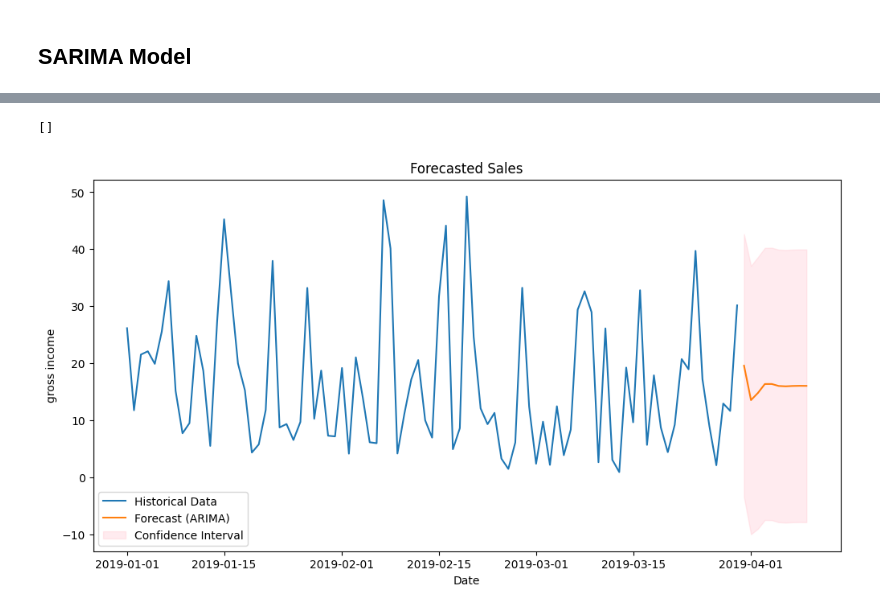
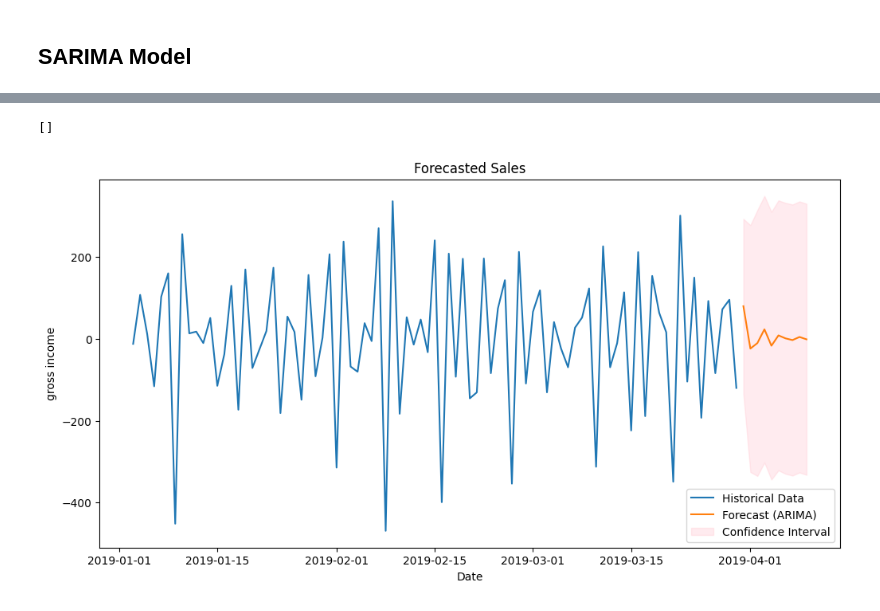
Before and after one commit to Lesego-1/Data-Visualization-Project, a Jupyter notebook: main.ipynb, the cells around one changed output, grey strips where cells are left out. Cells and saved outputs as stored; diff of their text form; code cells hidden in the pictures.

Commit message:
combine dates for timeseries data

```diff
--- a/main.ipynb
+++ b/main.ipynb
@@ -32,7 +32,21 @@ df["Total"] = df["Total"].apply(round_off)
 city_groups = df.groupby("City").count()
 print(city_groups["gross income"]) # Print the amount of sales per city
 
-df.drop_duplicates(subset="Date", keep="first", inplace=True) # Remove duplicate dates
+# df.drop_duplicates(subset="Date", keep="first") # Remove duplicate dates
+
+# Combine all stats for each date
+df_grouped_gross_income = df.groupby('Date', as_index=False)['gross income'].sum()
+df_grouped_total = df.groupby('Total', as_index=False)['Total'].sum()
+df_grouped_cost_price = df.groupby('cost price', as_index=False)['cost price'].sum()
+df_grouped_quantity = df.groupby('Quantity', as_index=False)['Quantity'].sum()
+
+# Update DataFrame with unique dates
+new_df = pd.DataFrame()
+new_df["Date"] = df["Date"].unique()
+new_df["Total"] = df_grouped_total["Total"]
+new_df["cost price"] = df_grouped_cost_price["cost price"]
+new_df["Quantity"] = df_grouped_quantity["Quantity"]
+new_df["gross income"] = df_grouped_gross_income["gross income"]
 # %% [output]
 City
 Mandalay     332
@@ -118,8 +136,7 @@ def adf_test(timeseries):
     print(f"p-value: {result[1]}")
 
 # Difference data
-train_data["gross income"] = train_data["gross income"].diff()
-test_data["gross income"] = test_data["gross income"].diff()
+new_df["gross income"] = new_df["gross income"].diff()
 
-adf_test(train_data["gross income"].dropna())
+adf_test(new_df["gross income"].dropna())
 # %% [output]
@@ -151,6 +157,6 @@ overall_trend_fig = px.line(train_data, x="Date", y="gross income", title="Overa
 overall_trend_fig.show() # d = 1
 # %%
-arima_model = ARIMA(df["gross income"], order=(2, 1, 1)) # Create ARIMA model
+arima_model = ARIMA(new_df["gross income"], order=(2, 1, 1)) # Create ARIMA model
 arima_model_fitted = arima_model.fit() # Fit the model
 
 print(arima_model_fitted.summary())
@@ -201,16 +192,16 @@ No supported index is available. Prediction results will be given with an intege
 # %%
 # Plot Forecast with Confidence Interval
-forecast_index = pd.date_range(df["Date"].iloc[-1], periods=10 + 1, freq='D')[1:]
+forecast_index = pd.date_range(new_df["Date"].iloc[-1], periods=10 + 1, freq='D')[1:]
 plt.figure(figsize=(12, 6))
-sns.lineplot(x=df["Date"], y=df["gross income"], label="Historical Data")
+sns.lineplot(x=new_df["Date"], y=new_df["gross income"], label="Historical Data")
 sns.lineplot(x=forecast_index, y=arima_forecast_values, label="Forecast (ARIMA)")
 plt.fill_between(forecast_index, lower_limits, upper_limits, color='pink', alpha=0.3, label='Confidence Interval')
 plt.title("Forecasted Sales")
 plt.legend()
 plt.plot()
 # %% [output]
 []
-[figure, old version]
+[figure, new version]
 # %%
 # Create new ARIMA DataFrame
 arima_df = pd.DataFrame(forecast_index)
```
Also changed, not shown: parts of 12 cells of this notebook, 4 other files.
